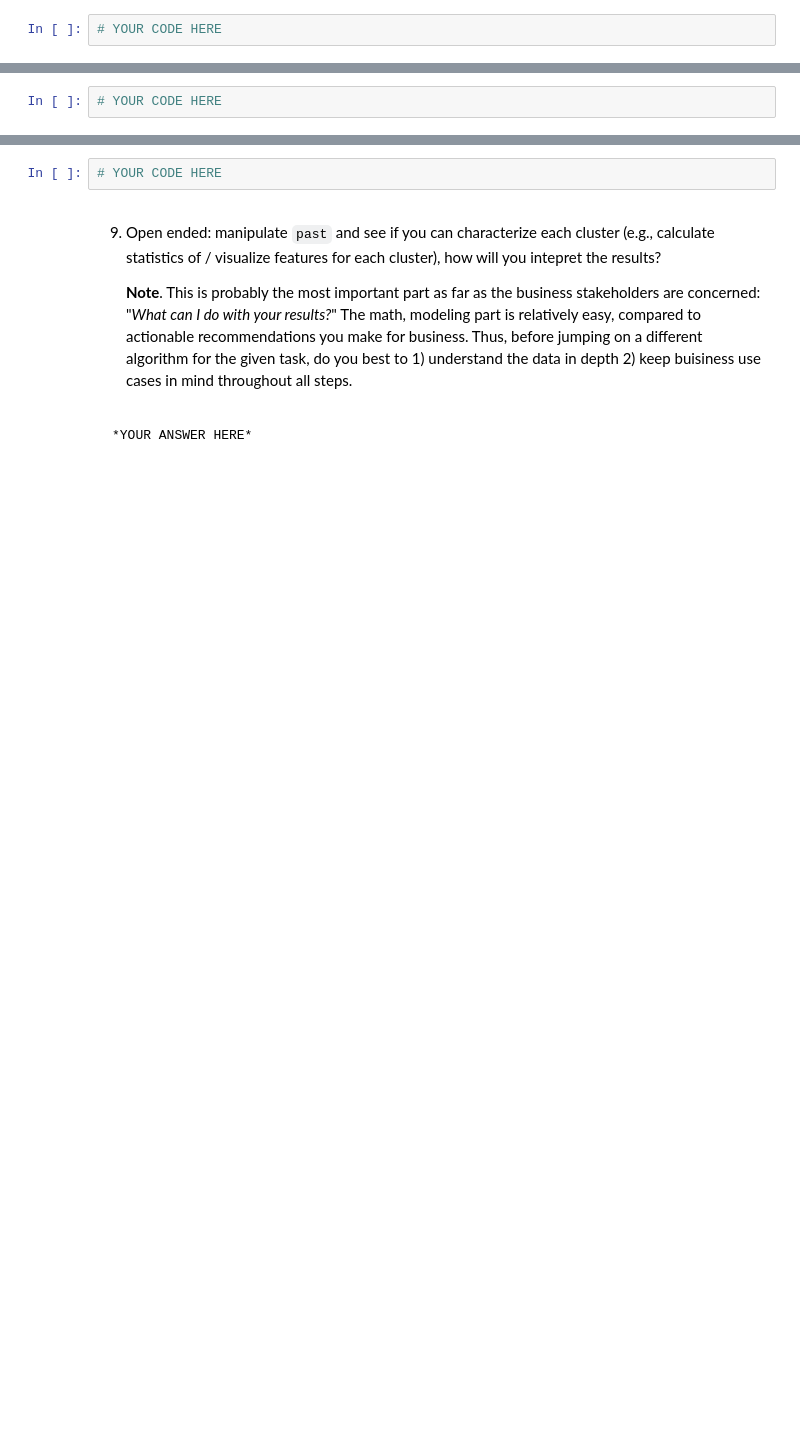
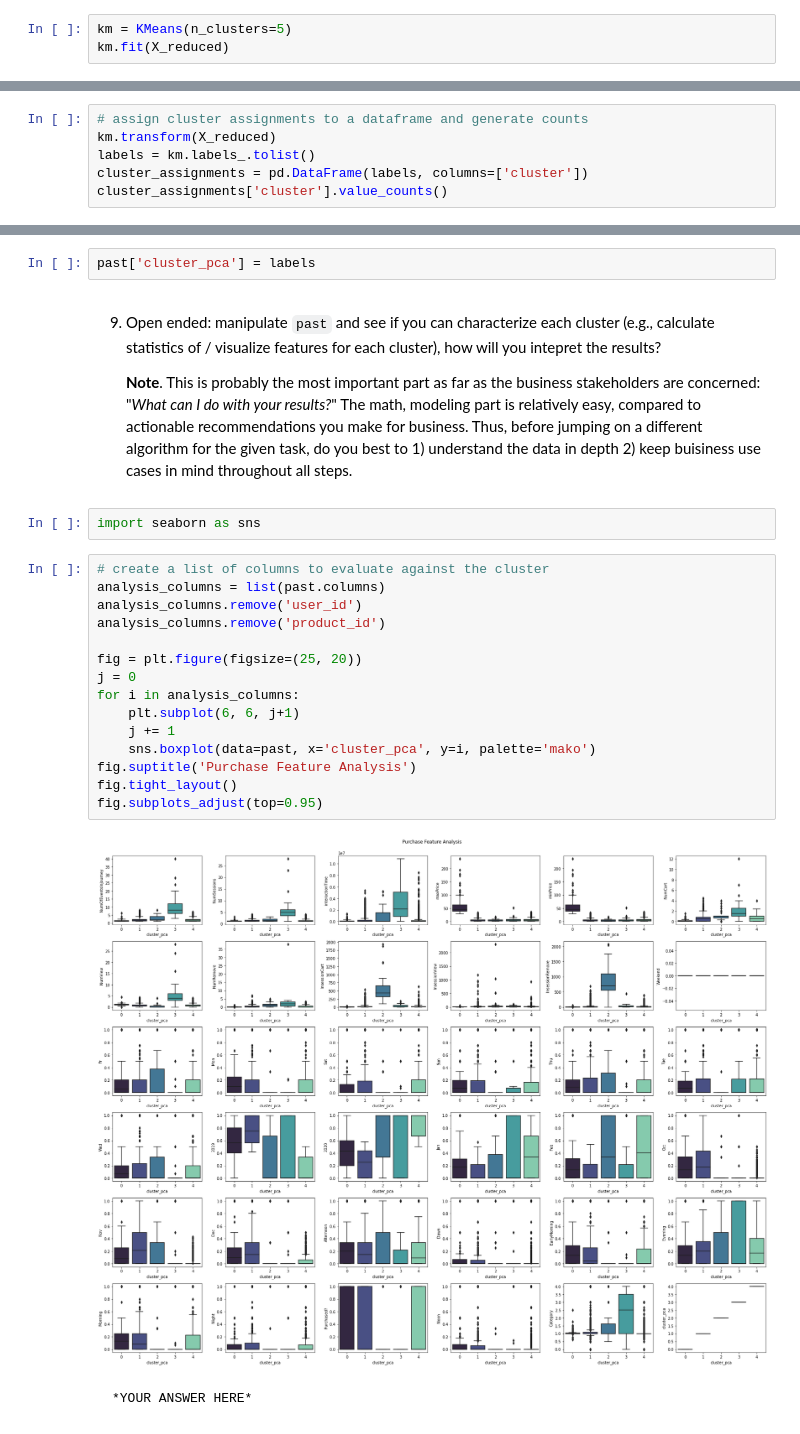
Before and after one commit to jenningst/fourthbrain-assignments, a Jupyter notebook: assignments/week-7-unsuper-lrn/nb/new-product-launch.ipynb, the cells around one changed output, grey strips where cells are left out. Drawn from its saved outputs; the diff is of its cells as text; blank space fills up the shorter version.

```diff
--- a/assignments/week-7-unsuper-lrn/nb/new-product-launch.ipynb
+++ b/assignments/week-7-unsuper-lrn/nb/new-product-launch.ipynb
@@ -317,5 +311,6 @@ For n_clusters = 9 The average silhouette_score is : 0.2546067116479545
 # %% [markdown]
 6. Instantiate a k-mean model using the number of cluster that you deem optimal, assign it to `km`, and fit on the reduced data.
 # %%
-# YOUR CODE HERE
+km = KMeans(n_clusters=5)
+km.fit(X_reduced)
 # %% [output]
@@ -323,4 +318,8 @@ KMeans(n_clusters=4, random_state=10)
 # %% [markdown]
 7. What is the size of each cluster?
 # %%
-# YOUR CODE HERE
+# assign cluster assignments to a dataframe and generate counts
+km.transform(X_reduced)
+labels = km.labels_.tolist()
+cluster_assignments = pd.DataFrame(labels, columns=['cluster'])
+cluster_assignments['cluster'].value_counts()
@@ -327,10 +333,29 @@ KMeans(n_clusters=4, random_state=10)
 # %% [markdown]
 8. Create a new column called `cluster_pca` in `past`, with values as predicted cluster index predicted by `km`.
 # %%
-# YOUR CODE HERE
+past['cluster_pca'] = labels
 # %% [markdown]
 9. Open ended: manipulate `past` and see if you can characterize each cluster (e.g., calculate statistics of / visualize features for each cluster), how will you intepret the results?
 
     **Note**. This is probably the most important part as far as the business stakeholders are concerned: "*What can I do with your results?*" The math, modeling part is relatively easy, compared to actionable recommendations you make for business. Thus, before jumping on a different algorithm for the given task, do you best to 1) understand the data in depth 2) keep buisiness use cases in mind throughout all steps.
+# %%
+import seaborn as sns
+# %%
+# create a list of columns to evaluate against the cluster
+analysis_columns = list(past.columns)
+analysis_columns.remove('user_id')
+analysis_columns.remove('product_id')
+
+fig = plt.figure(figsize=(25, 20))
+j = 0
+for i in analysis_columns:
+    plt.subplot(6, 6, j+1)
+    j += 1
+    sns.boxplot(data=past, x='cluster_pca', y=i, palette='mako')
+fig.suptitle('Purchase Feature Analysis')
+fig.tight_layout()
+fig.subplots_adjust(top=0.95)
+# %% [output]
+[figure, added]
 # %% [markdown]
     *YOUR ANSWER HERE*
```
Also changed, not shown: parts of 31 cells of this notebook.
